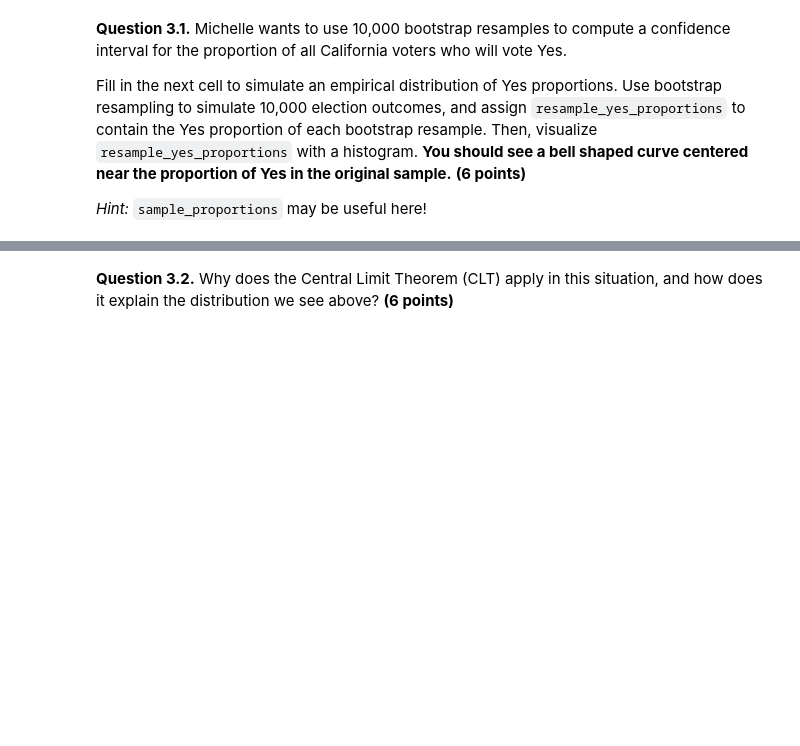
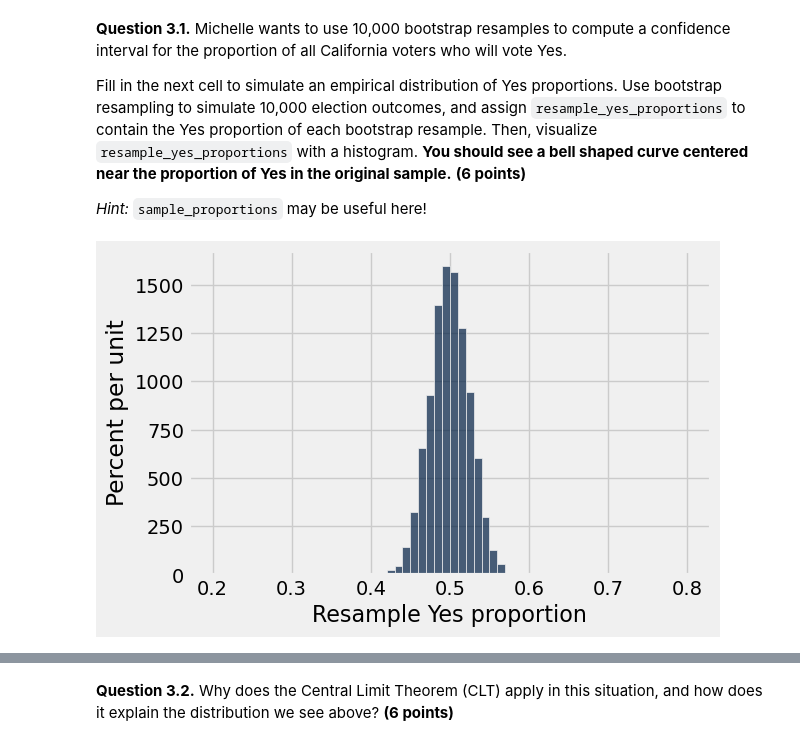
Before and after one commit to ehvenga/cs560, a Jupyter notebook: hw09/hw09.ipynb, the cells around one changed output, grey strips where cells are left out. Saved outputs shown, nothing was run; the diff lists cells and outputs as text; code cells hidden in the pictures; blank space fills up the shorter version.

```diff
--- a/hw09/hw09.ipynb
+++ b/hw09/hw09.ipynb
@@ -240,8 +270,11 @@ points:
 # %%
 resample_yes_proportions = make_array()
 for i in np.arange(10000):
-    resample = ...
-    resample_yes_proportions = ...
+    resample = sample_proportions(400,make_array(0.5, 0.5))
+    resample_yes_proportions = np.append(resample_yes_proportions, resample.item(0))
+
 Table().with_column("Resample Yes proportion", resample_yes_proportions).hist(bins=np.arange(.2, .8, .01))
+# %% [output]
+[figure, added]
 # %%
 grader.check("q3_1")
```
Also changed, not shown: parts of 42 cells of this notebook, 7 other files.
